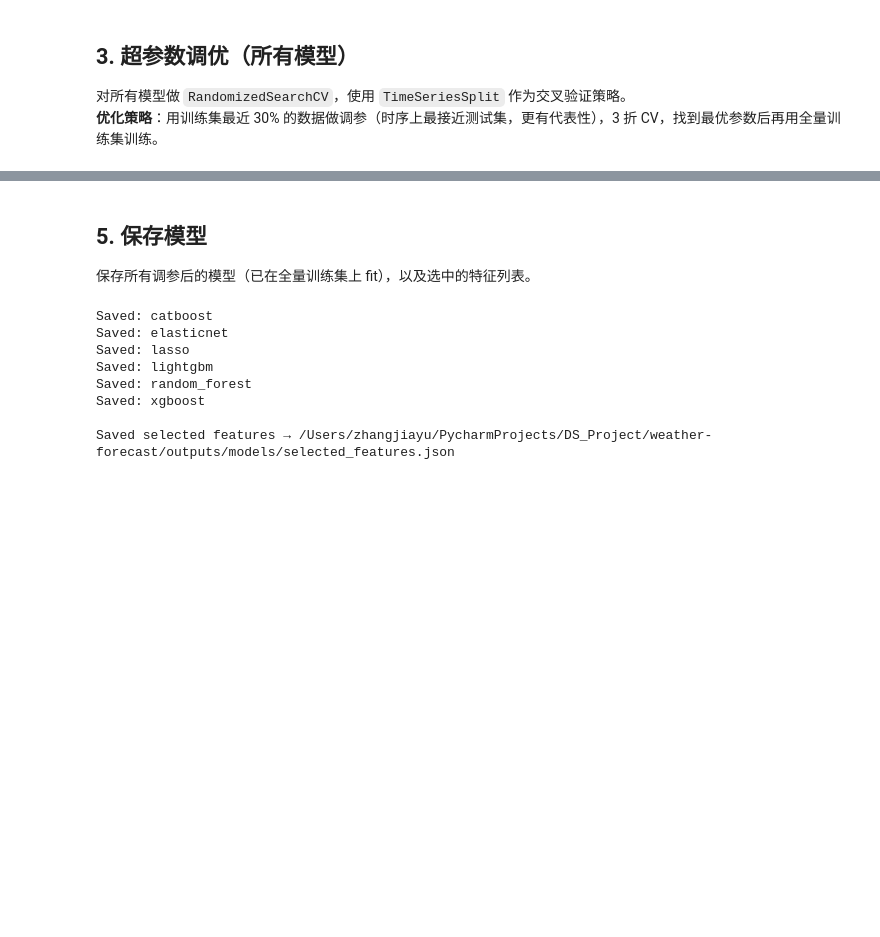
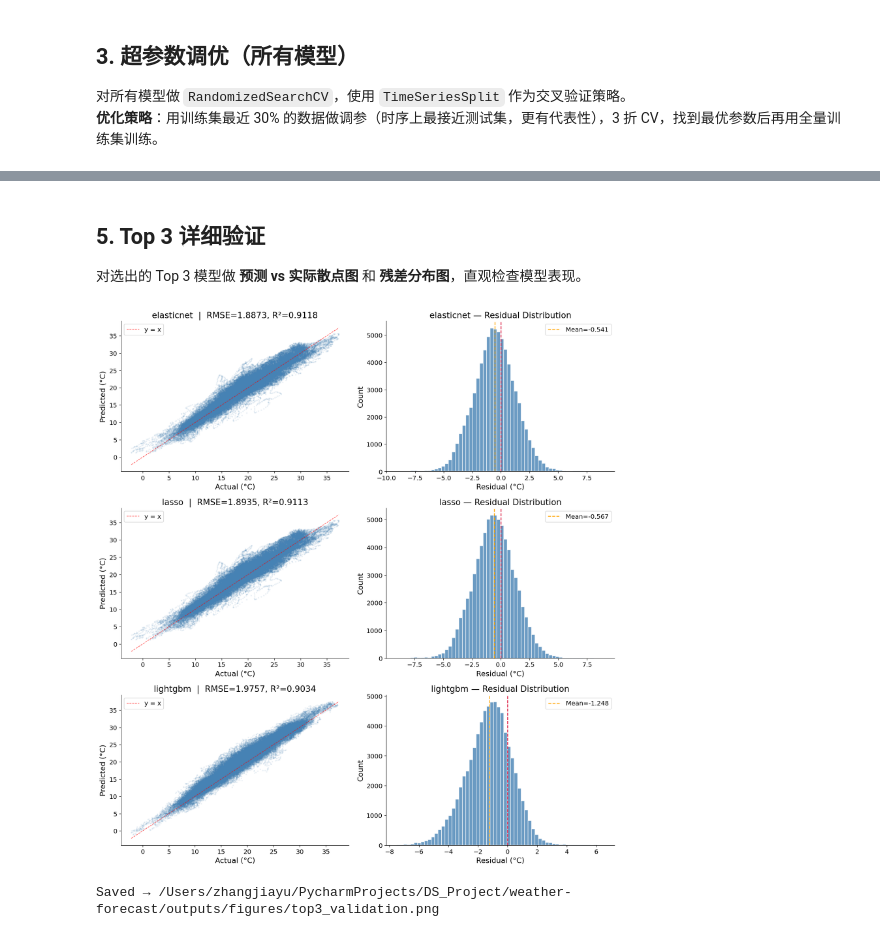
Before and after one commit to zhang-dot-dev/weather-forecast, a Jupyter notebook: notebooks/03_modeling.ipynb, the cells around one changed output, grey strips where cells are left out. Cells and saved outputs as stored; diff of their text form; code cells hidden in the pictures; blank space fills up the shorter version.

```diff
--- a/notebooks/03_modeling.ipynb
+++ b/notebooks/03_modeling.ipynb
@@ -184,26 +215,42 @@ Best model on test set: catboost
 # %% [markdown]
-## 5. 保存模型
+## 5. Top 3 详细验证
 
-保存所有调参后的模型（已在全量训练集上 fit），以及选中的特征列表。
+对选出的 Top 3 模型做 **预测 vs 实际散点图** 和 **残差分布图**，直观检查模型表现。
 # %%
-import json
+fig, axes = plt.subplots(TOP_K, 2, figsize=(14, 5 * TOP_K))
+if TOP_K == 1:
+    axes = axes.reshape(1, -1)
 
-MODEL_DIR.mkdir(parents=True, exist_ok=True)
+for i, name in enumerate(top3_names):
+    y_pred = predictions[name]
+    residuals = y_test.values - y_pred
+    rmse_val = all_results.loc[name, 'Test RMSE']
+    r2_val = all_results.loc[name, 'Test R²']
 
-for name, pipe in tuned_pipelines.items():
-    save_model(pipe, name)
-    print(f"Saved: {name}")
+    ax = axes[i, 0]
+    ax.scatter(y_test, y_pred, alpha=0.08, s=3, color='steelblue')
+    lims = [min(y_test.min(), y_pred.min()), max(y_test.max(), y_pred.max())]
+    ax.plot(lims, lims, 'r--', linewidth=1, alpha=0.7, label='y = x')
+    ax.set_xlabel('Actual (°C)')
+    ax.set_ylabel('Predicted (°C)')
+    ax.set_title(f'{name}  |  RMSE={rmse_val}, R²={r2_val}')
+    ax.legend(loc='upper left')
 
-features_path = MODEL_DIR / "selected_features.json"
-with open(features_path, 'w') as f:
-    json.dump(selected_features, f, indent=2)
-print(f"\nSaved selected features → {features_path}")
+    ax = axes[i, 1]
+    ax.hist(residuals, bins=60, color='steelblue', edgecolor='white', alpha=0.8)
+    ax.axvline(0, color='crimson', linestyle='--', linewidth=1.5)
+    ax.axvline(residuals.mean(), color='orange', linestyle='--',
+               label=f'Mean={residuals.mean():.3f}')
+    ax.set_xlabel('Residual (°C)')
+    ax.set_ylabel('Count')
+    ax.set_title(f'{name} — Residual Distribution')
+    ax.legend()
+
+plt.tight_layout()
+FIG_DIR.mkdir(parents=True, exist_ok=True)
+plt.savefig(FIG_DIR / 'top3_validation.png', bbox_inches='tight', dpi=150)
+plt.show()
+print(f"Saved → {FIG_DIR / 'top3_validation.png'}")
 # %% [output]
+[figure, added]
-Saved: catboost
-Saved: elasticnet
-Saved: lasso
-Saved: lightgbm
-Saved: random_forest
-Saved: xgboost
-
-Saved selected features → /Users/zhangjiayu/PycharmProjects/DS_Project/weather-forecast/outputs/models/selected_features.json
+Saved → /Users/zhangjiayu/PycharmProjects/DS_Project/weather-forecast/outputs/figures/top3_validation.png
```
Also changed, not shown: parts of 15 cells of this notebook, 28 other files.
